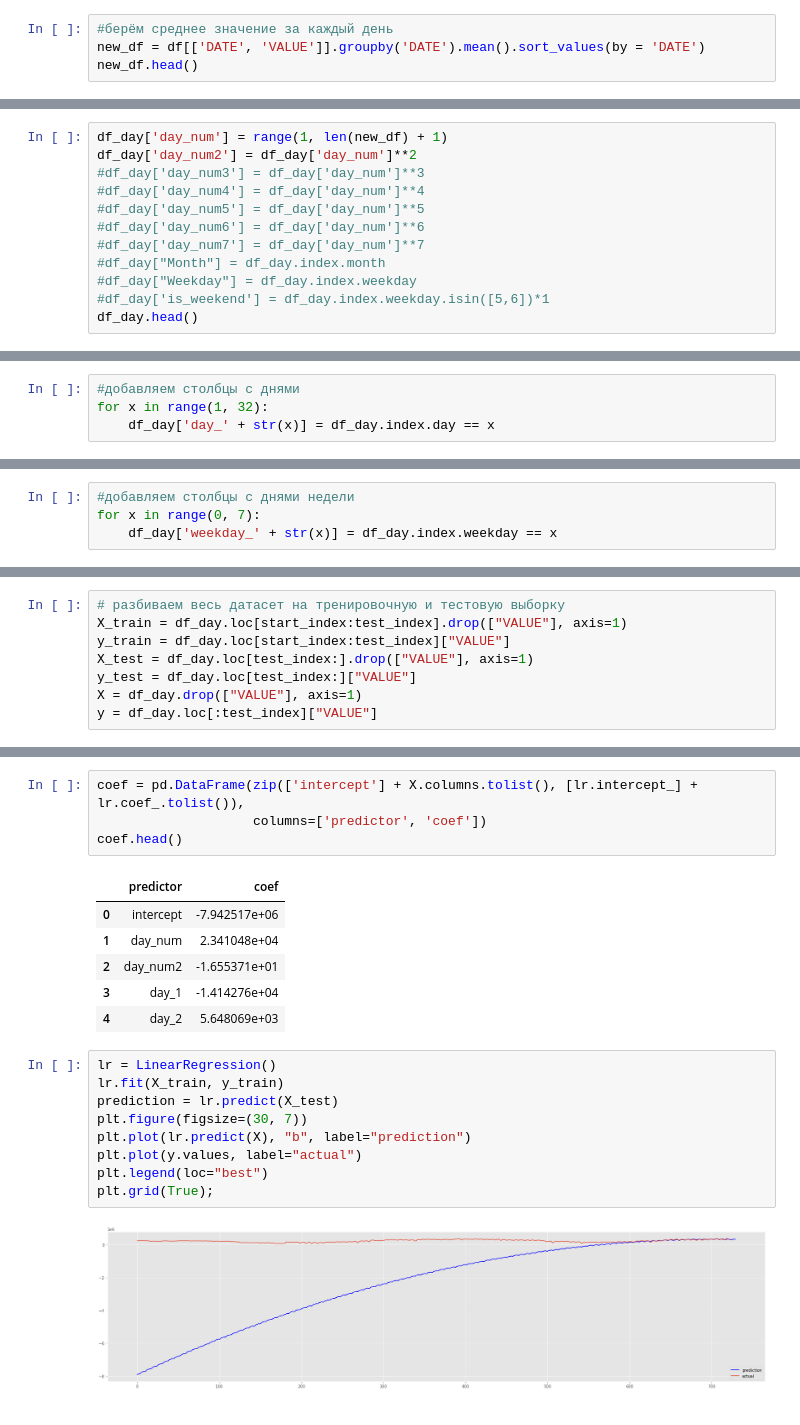
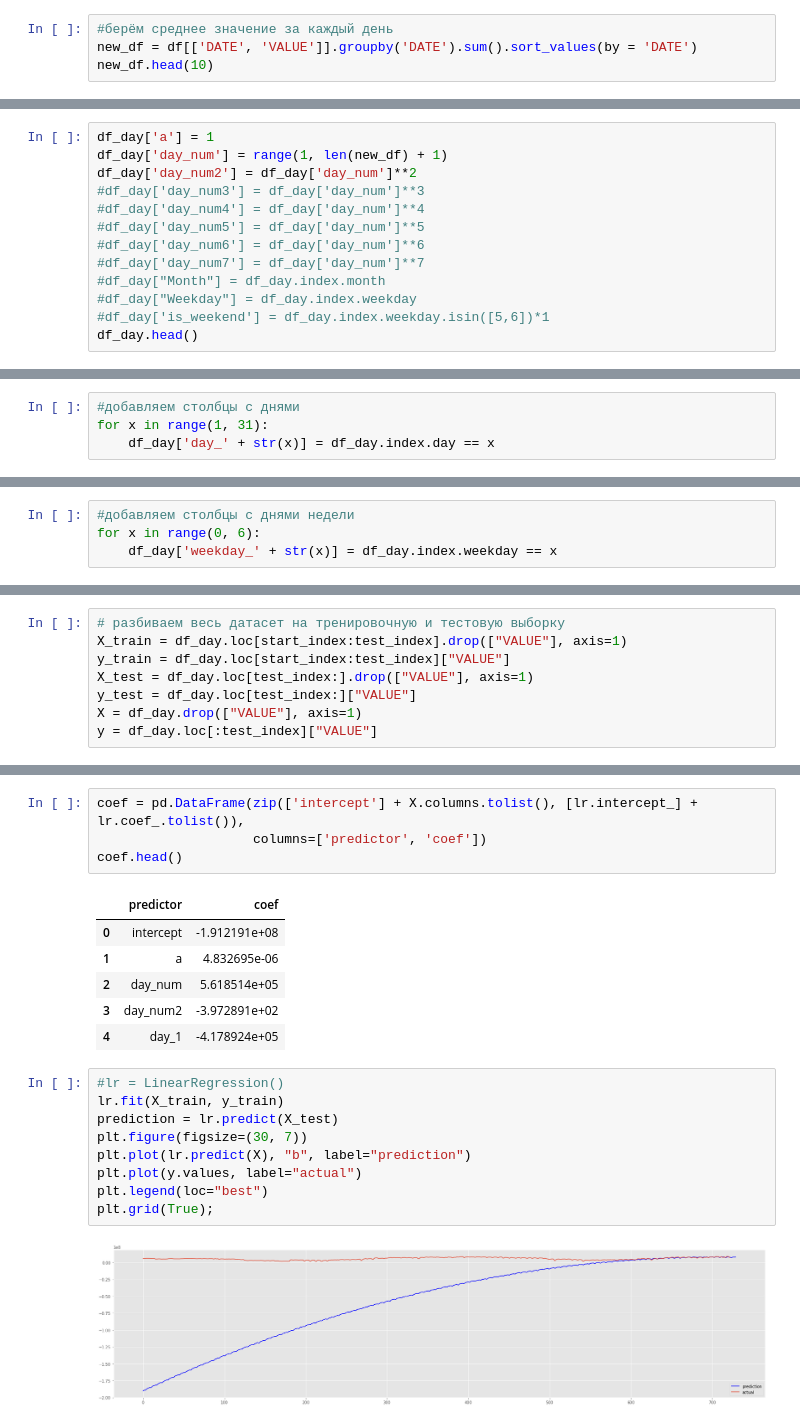
Before and after one commit to egorgsv/data_mining_spbu, a Jupyter notebook: HW9/HW9_time_series.ipynb, the cells around one changed output, grey strips where cells are left out. Cells and saved outputs as stored; diff of their text form.

```diff
--- a/HW9/HW9_time_series.ipynb
+++ b/HW9/HW9_time_series.ipynb
@@ -57,8 +58,8 @@ Text(0.5, 1.0, 'Поcуточное потребление электроэне
 [figure]
 # %%
 #берём среднее значение за каждый день
-new_df = df[['DATE', 'VALUE']].groupby('DATE').mean().sort_values(by = 'DATE')
-new_df.head()
+new_df = df[['DATE', 'VALUE']].groupby('DATE').sum().sort_values(by = 'DATE')
+new_df.head(10)
 # %% [output]
 |  | VALUE |
 | DATE |  |
@@ -122,4 +130,5 @@ df_day.head()
 # %%
+df_day['a'] = 1
 df_day['day_num'] = range(1, len(new_df) + 1)
 df_day['day_num2'] = df_day['day_num']**2
 #df_day['day_num3'] = df_day['day_num']**3
@@ -142,6 +151,6 @@ df_day.head()
 # %%
 #добавляем столбцы с днями
-for x in range(1, 32):
+for x in range(1, 31):
     df_day['day_' + str(x)] = df_day.index.day == x
 # %%
 #добавляем столбцы с месяцами
@@ -151,7 +160,7 @@ for x in range(1, 32):
 #df_day.head()
 # %%
 #добавляем столбцы с днями недели
-for x in range(0, 7):
+for x in range(0, 6):
     df_day['weekday_' + str(x)] = df_day.index.weekday == x
 # %%
 #добавляем столбцы с неделями
@@ -222,22 +233,22 @@ coef = pd.DataFrame(zip(['intercept'] + X.columns.tolist(), [lr.intercept_] +  l
 coef.head()
 # %% [output]
 |  | predictor | coef |
-| 0 | intercept | -7.942517e+06 |
-| 1 | day_num | 2.341048e+04 |
-| 2 | day_num2 | -1.655371e+01 |
-| 3 | day_1 | -1.414276e+04 |
-| 4 | day_2 | 5.648069e+03 |
+| 0 | intercept | -1.912191e+08 |
+| 1 | a | 4.832695e-06 |
+| 2 | day_num | 5.618514e+05 |
+| 3 | day_num2 | -3.972891e+02 |
+| 4 | day_1 | -4.178924e+05 |
 # %%
-lr = LinearRegression()
+#lr = LinearRegression()
 lr.fit(X_train, y_train)
 prediction = lr.predict(X_test)
 plt.figure(figsize=(30, 7))
 plt.plot(lr.predict(X), "b", label="prediction")
 plt.plot(y.values, label="actual")
 plt.legend(loc="best")
 plt.grid(True);
 # %% [output]
-[figure, old version]
+[figure, new version]
 # %%
 prediction = lr.predict(X_test)
 plt.figure(figsize=(7, 7))
```
Also changed, not shown: parts of 17 cells of this notebook.
